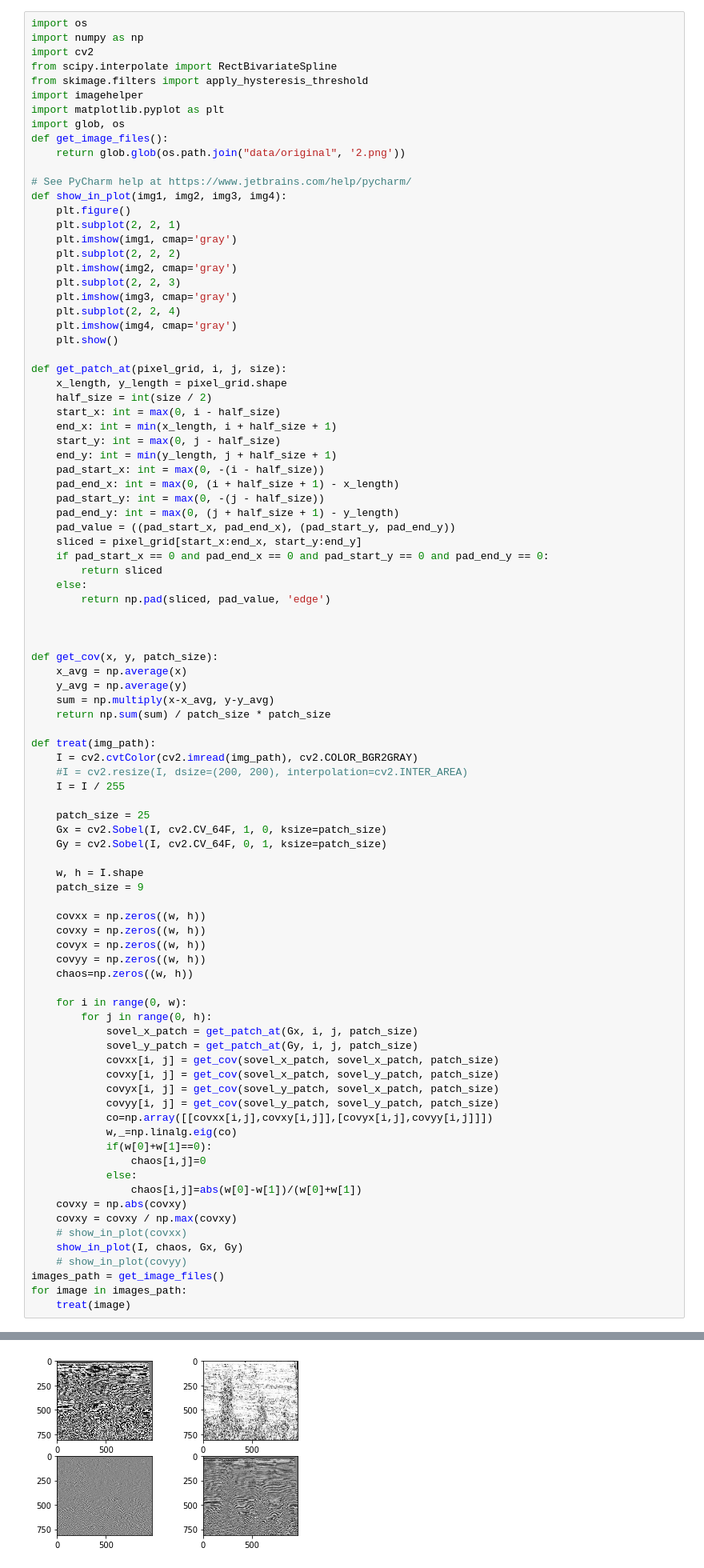
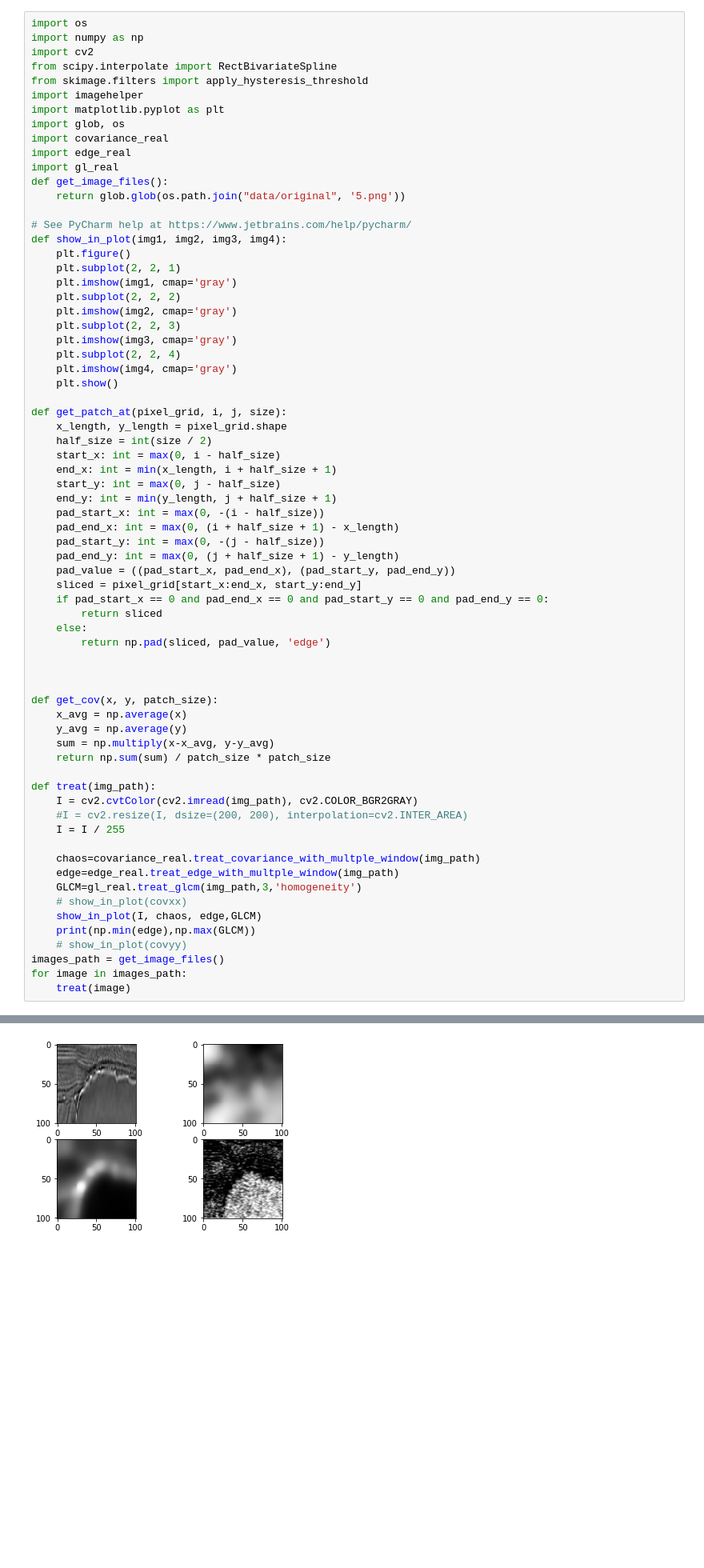
Before and after one commit to cvsaltdome/cv_project, a Jupyter notebook: covariance.ipynb, the cells around one changed output, grey strips where cells are left out. Shown at 80% size. Drawn from its saved outputs; the diff is of its cells as text; blank space fills up the shorter version.

```diff
--- a/covariance.ipynb
+++ b/covariance.ipynb
@@ -7,8 +7,11 @@ from skimage.filters import apply_hysteresis_threshold
 import imagehelper
 import matplotlib.pyplot as plt
 import glob, os
+import covariance_real
+import edge_real
+import gl_real
 def get_image_files():
-    return glob.glob(os.path.join("data/original", '2.png'))
+    return glob.glob(os.path.join("data/original", '5.png'))
 
 # See PyCharm help at https://www.jetbrains.com/help/pycharm/
 def show_in_plot(img1, img2, img3, img4):
@@ -54,37 +57,12 @@ def treat(img_path):
     #I = cv2.resize(I, dsize=(200, 200), interpolation=cv2.INTER_AREA)
     I = I / 255
 
-    patch_size = 25
-    Gx = cv2.Sobel(I, cv2.CV_64F, 1, 0, ksize=patch_size)
-    Gy = cv2.Sobel(I, cv2.CV_64F, 0, 1, ksize=patch_size)
-
-    w, h = I.shape
-    patch_size = 9
-
-    covxx = np.zeros((w, h))
-    covxy = np.zeros((w, h))
-    covyx = np.zeros((w, h))
-    covyy = np.zeros((w, h))
-    chaos=np.zeros((w, h))
-
-    for i in range(0, w):
-        for j in range(0, h):
-            sovel_x_patch = get_patch_at(Gx, i, j, patch_size)
-            sovel_y_patch = get_patch_at(Gy, i, j, patch_size)
-            covxx[i, j] = get_cov(sovel_x_patch, sovel_x_patch, patch_size)
-            covxy[i, j] = get_cov(sovel_x_patch, sovel_y_patch, patch_size)
-            covyx[i, j] = get_cov(sovel_y_patch, sovel_x_patch, patch_size)
-            covyy[i, j] = get_cov(sovel_y_patch, sovel_y_patch, patch_size)
-            co=np.array([[covxx[i,j],covxy[i,j]],[covyx[i,j],covyy[i,j]]])
-            w,_=np.linalg.eig(co)
-            if(w[0]+w[1]==0):
-                chaos[i,j]=0
-            else:
-                chaos[i,j]=abs(w[0]-w[1])/(w[0]+w[1])
-    covxy = np.abs(covxy)
-    covxy = covxy / np.max(covxy)
+    chaos=covariance_real.treat_covariance_with_multple_window(img_path)
+    edge=edge_real.treat_edge_with_multple_window(img_path)
+    GLCM=gl_real.treat_glcm(img_path,3,'homogeneity')
     # show_in_plot(covxx)
-    show_in_plot(I, chaos, Gx, Gy)
+    show_in_plot(I, chaos, edge,GLCM)
+    print(np.min(edge),np.max(GLCM))
     # show_in_plot(covyy)
 images_path = get_image_files()
 for image in images_path:
@@ -93 +77 @@ for image in images_path:
-[figure, old version]
+[figure, new version]
```
Also changed, not shown: parts of 1 cell of this notebook, 7 other files.
